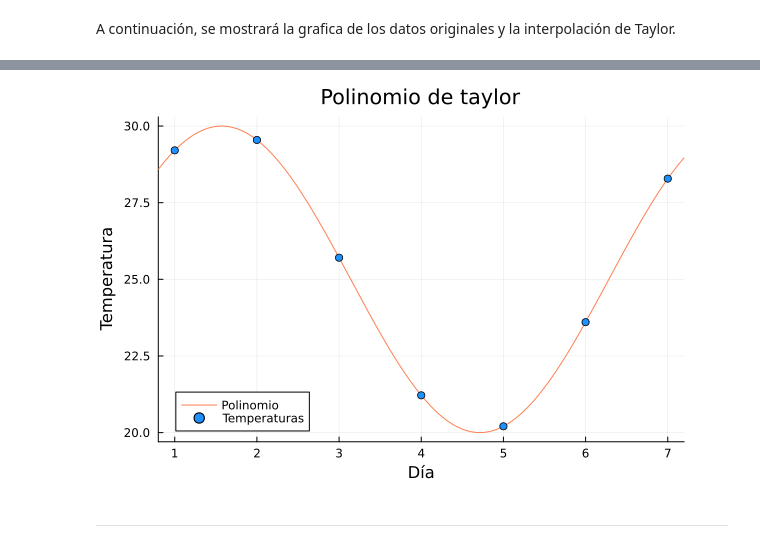
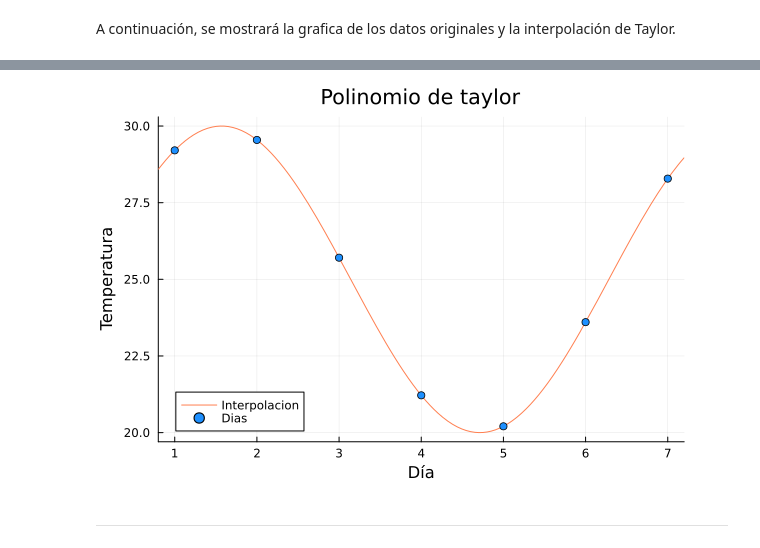
Before and after one commit to cesardarizaleta/Calculo-Grupal, a Jupyter notebook: Proyectos/PrediccionMeteorologica/interpolaciones.ipynb, the cells around one changed output, grey strips where cells are left out. Drawn from its saved outputs; the diff is of its cells as text; code cells hidden in the pictures.

Commit message:
Uniendo grafica taylor/grafica de temperaturas

```diff
--- a/Proyectos/PrediccionMeteorologica/interpolaciones.ipynb
+++ b/Proyectos/PrediccionMeteorologica/interpolaciones.ipynb
@@ -39,5 +43,5 @@ using Plots
 # %%
-x = 1:length(lista)
-y = lista
-scatter(x, y, xlabel="Día", ylabel="Valor de la temperatura", title="Temperatura a través de los días", legend=false, marker=:circle)
+ejex = 1:length(lista)
+ejey = lista
+scatter(ejex, ejey, xlabel="Día", ylabel="Valor de la temperatura", title="Temperatura a través de los días", legend=false, marker=:circle)
 # %% [output]
@@ -82,8 +84,8 @@ scatter(x, y, xlabel="Día", ylabel="Valor de la temperatura", title="Temperatur
 # %%
-plot(taylor,title="Polinomio de taylor",xlims=(0.8,7.2),label="Polinomio",xlabel="Día",ylabel="Temperatura",color=:coral)
-scatter!([1,2,3,4,5,6,7], taylor,label="Temperaturas",color=:dodgerblue)
+plot(taylor,title="Polinomio de taylor",xlims=(0.8,7.2),label="Interpolacion",xlabel="Día",ylabel="Temperatura",color=:coral)
+scatter!(ejex, ejey,marker=:circle,color=:dodgerblue,label="Dias")
 # %% [output]
-[figure, old version]
+[figure, new version]
 # %% [markdown]
 ---
 # %% [markdown]
```
Also changed, not shown: parts of 7 cells of this notebook.
